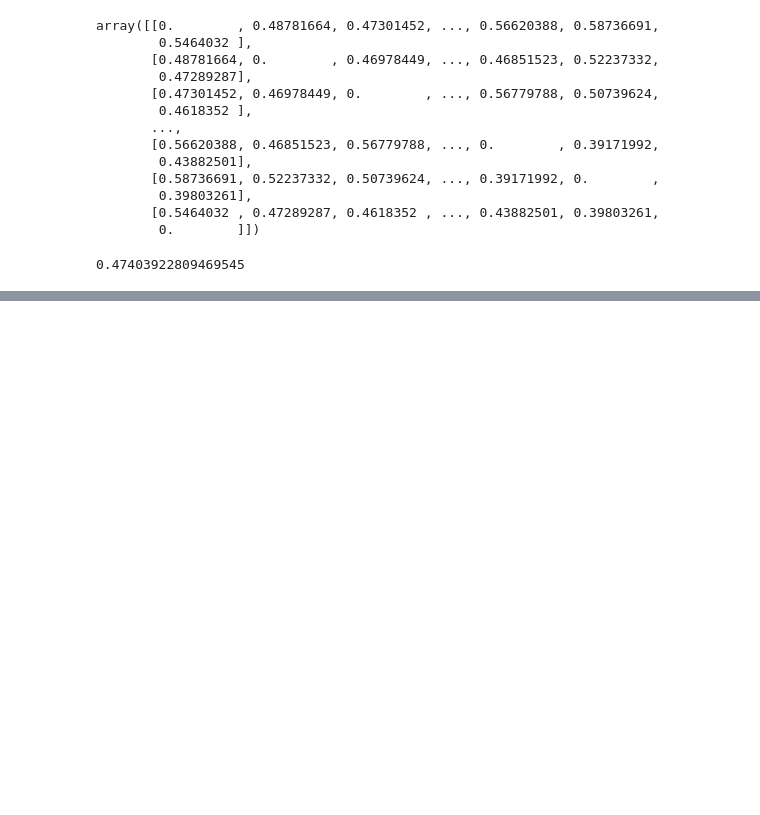
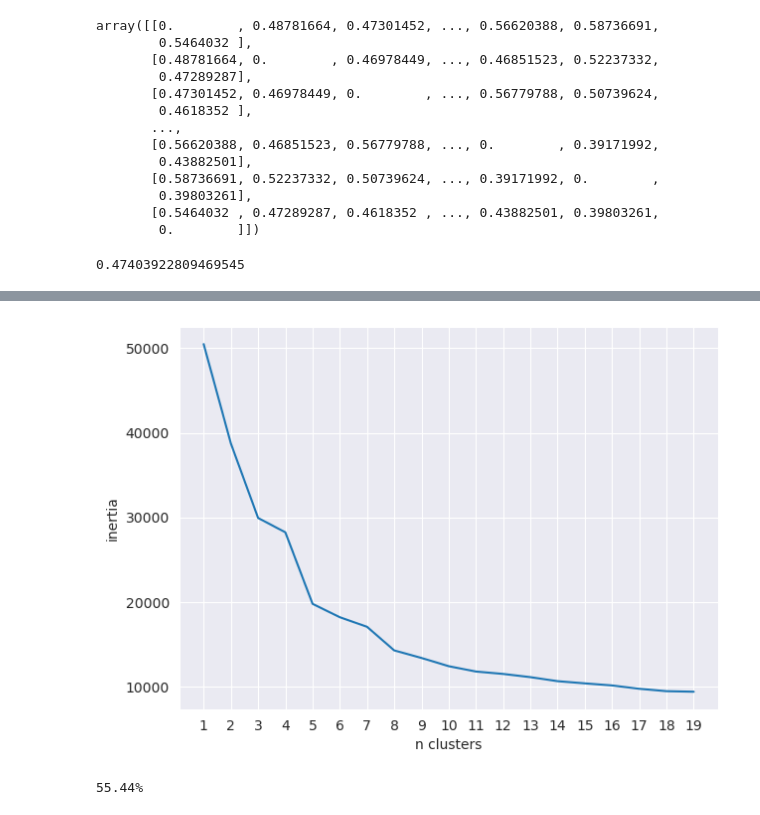
Before and after one commit to IMrXAT/data_mining_lab1, a Jupyter notebook: data_analysis.ipynb, the cells around one changed output, grey strips where cells are left out. Drawn from its saved outputs; the diff is of its cells as text; code cells hidden in the pictures; blank space fills up the shorter version.

```diff
--- a/data_analysis.ipynb
+++ b/data_analysis.ipynb
@@ -149,0 +393,3 @@ diff_matrix[27, 116]
+# %%
+df_arr = np.array(academic_level_data)
+academic_level_data
@@ -149,0 +410,23 @@ diff_matrix[27, 116]
+# %%
+# подсчет начального положения центроид
+# seed - значение центройды по умолчанию
+def kmeanspp(df_arr, k, seed=0):
+    centroids = []
+
+    # вначале центройда с нулевыми координатами
+    np.random.seed(seed)
+    centroid_id = np.random.choice(df_arr.shape[0])
+    centroids.append(df_arr[centroid_id])
+
+    #
+    for _ in range(k-1):
+        dists = []
+        for x in df_arr:
+            distances = np.linalg.norm((centroids - x).astype(float), axis=1)
+            dists.append(distances.min())
+
+        obj_ind = np.array(dists).argmax()
+        next_centroid = df_arr[obj_ind]
+        centroids.append(next_centroid)
+
+    return centroids
@@ -149,0 +482,13 @@ diff_matrix[27, 116]
+# %%
+inertias = [] # Инерция: это сумма квадратов расстояний выборок до их ближайшего центра кластера.
+N = 20
+# Метод локтя. Мы каждый раз создаем модел с большим количеством кластеров
+for i in range(1, N):
+    centroids, clusters = KMeans(df_arr, k=i)
+
+    dists = 0
+    for i in clusters:
+        for x in clusters[i]:
+            dists += np.linalg.norm(x - centroids[i]) ** 2
+
+    inertias.append(dists)
@@ -149,0 +513,28 @@ diff_matrix[27, 116]
+# %%
+plt.figure(figsize=(7, 5))
+plt.plot(inertias)
+plt.xticks(np.arange(0, N - 1), np.arange(1, N))
+plt.xlabel('n clusters')
+plt.ylabel('inertia');
+# %% [output]
+[figure, added]
+# %%
+result = 0
+# последний столбец с баллами
+G3_column: pd.Series = academic_level_data["G3"]
+
+for i, row in enumerate(diff_matrix):
+    nearest_obj_idx = np.argmin(np.delete(row, 0))
+    # нужно прибавлять единицу, так как мы удаляем 0 из каждой строчки
+    if nearest_obj_idx >= i:
+        nearest_obj_idx += 1
+
+    G3_i_value: int = G3_column[i]
+    G3_nearest_obj_value: int = G3_column[nearest_obj_idx]
+    # проверяем, что ближайшие объекты относятся к одному классу. А именно либо >= 10, либо < 10
+    if (G3_i_value >= 10 and G3_nearest_obj_value >= 10) or (G3_i_value < 10 and G3_nearest_obj_value < 10):
+        result += 1
+
+print(f"{result / diff_matrix.shape[0] * 100.0:.2f}%")
+# %% [output]
+55.44%
```
Also changed, not shown: parts of 11 cells of this notebook, 1 other file.
